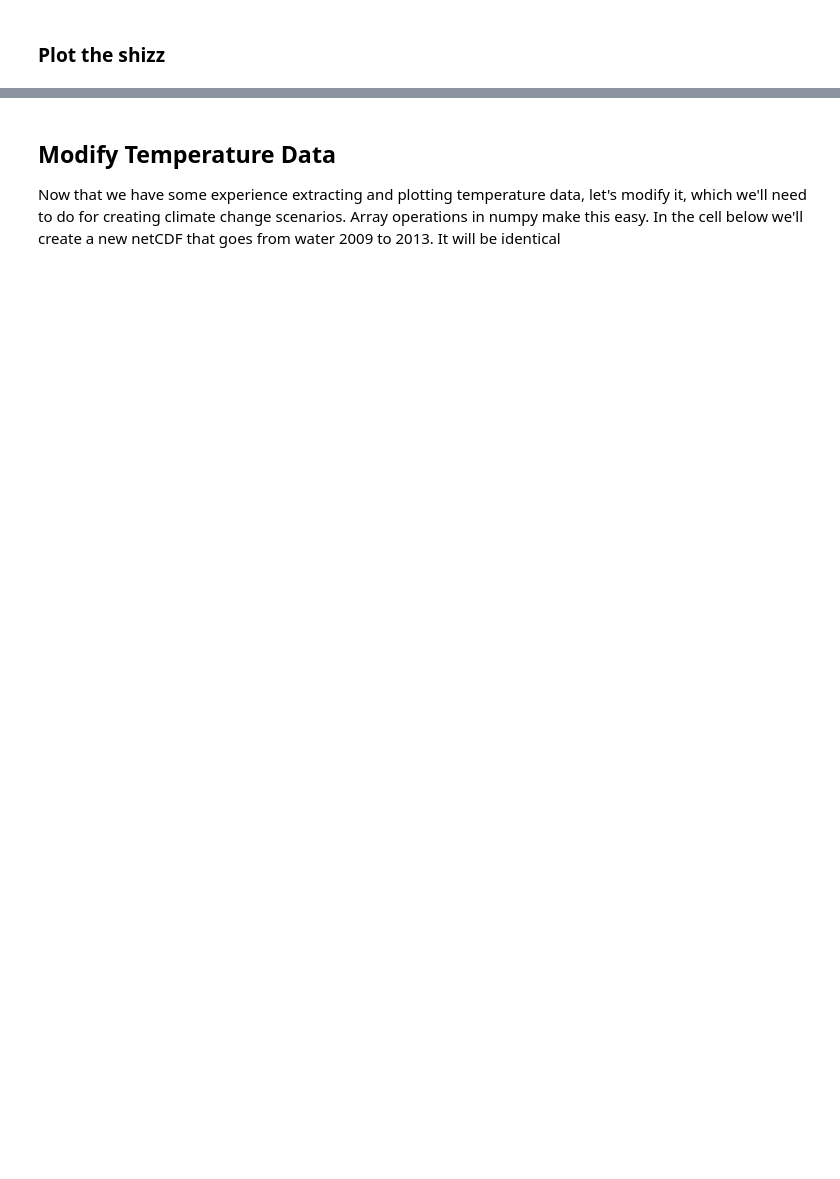
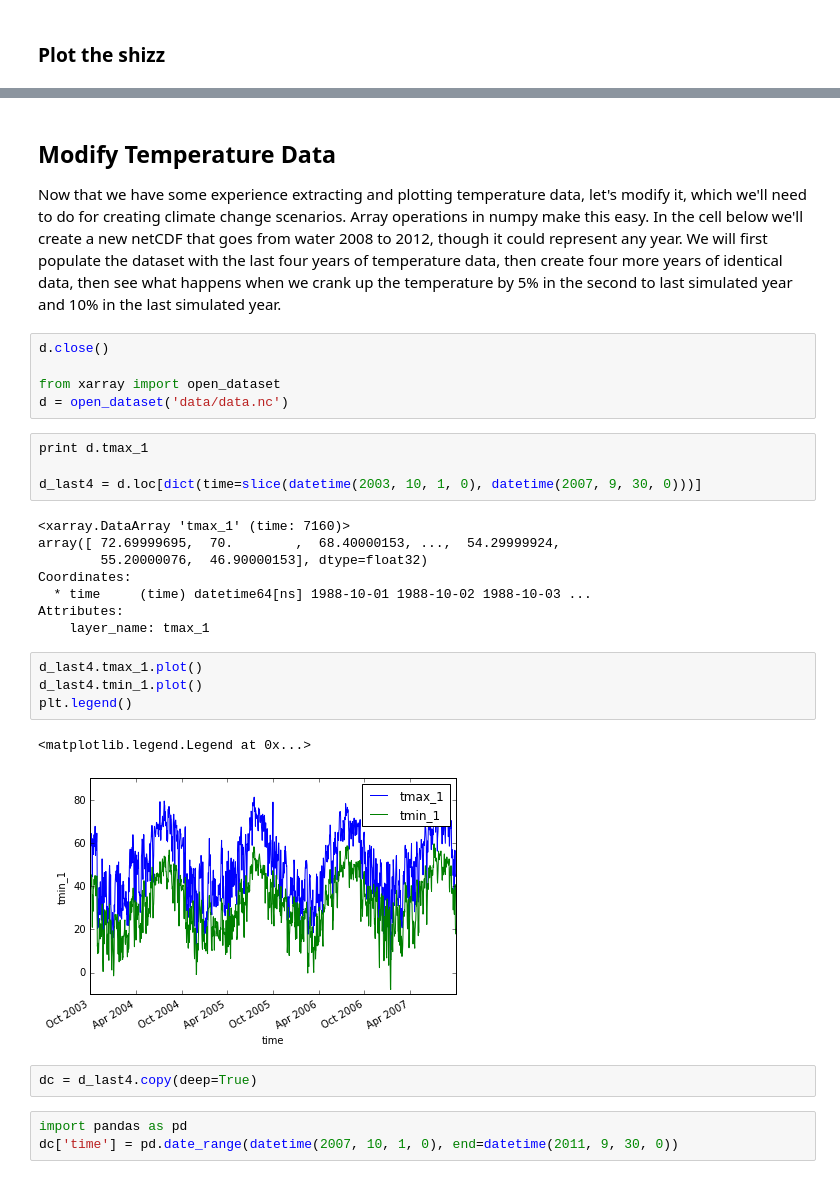
Before and after one commit to VirtualWatershed/capstone, a Jupyter notebook: Intro.ipynb, the cells around one changed output, grey strips where cells are left out. Cells and saved outputs as stored; diff of their text form; blank space fills up the shorter version.

Commit message:
working temperature scenarios

```diff
--- a/Intro.ipynb
+++ b/Intro.ipynb
@@ -127,4 +137,33 @@ plt.legend()
 # %% [markdown]
 ## Modify Temperature Data
 
-Now that we have some experience extracting and plotting temperature data, let's modify it, which we'll need to do for creating climate change scenarios. Array operations in numpy make this easy. In the cell below we'll create a new netCDF that goes from water 2009 to 2013. It will be identical
+Now that we have some experience extracting and plotting temperature data, let's modify it, which we'll need to do for creating climate change scenarios. Array operations in numpy make this easy. In the cell below we'll create a new netCDF that goes from water 2008 to 2012, though it could represent any year. We will first populate the dataset with the last four years of temperature data, then create four more years of identical data, then see what happens when we crank up the temperature by 5% in the second to last simulated year and 10% in the last simulated year.
+# %%
+d.close()
+
+from xarray import open_dataset
+d = open_dataset('data/data.nc')
+# %%
+print d.tmax_1
+
+d_last4 = d.loc[dict(time=slice(datetime(2003, 10, 1, 0), datetime(2007, 9, 30, 0)))]
+# %% [output]
+<xarray.DataArray 'tmax_1' (time: 7160)>
+array([ 72.69999695,  70.        ,  68.40000153, ...,  54.29999924,
+        55.20000076,  46.90000153], dtype=float32)
+Coordinates:
+  * time     (time) datetime64[ns] 1988-10-01 1988-10-02 1988-10-03 ...
+Attributes:
+    layer_name: tmax_1
+# %%
+d_last4.tmax_1.plot()
+d_last4.tmin_1.plot()
+plt.legend()
+# %% [output]
+<matplotlib.legend.Legend at 0x...>
+[figure, added]
+# %%
+dc = d_last4.copy(deep=True)
+# %%
+import pandas as pd
+dc['time'] = pd.date_range(datetime(2007, 10, 1, 0), end=datetime(2011, 9, 30, 0))
```
Also changed, not shown: parts of 6 cells of this notebook, 6 other files.
